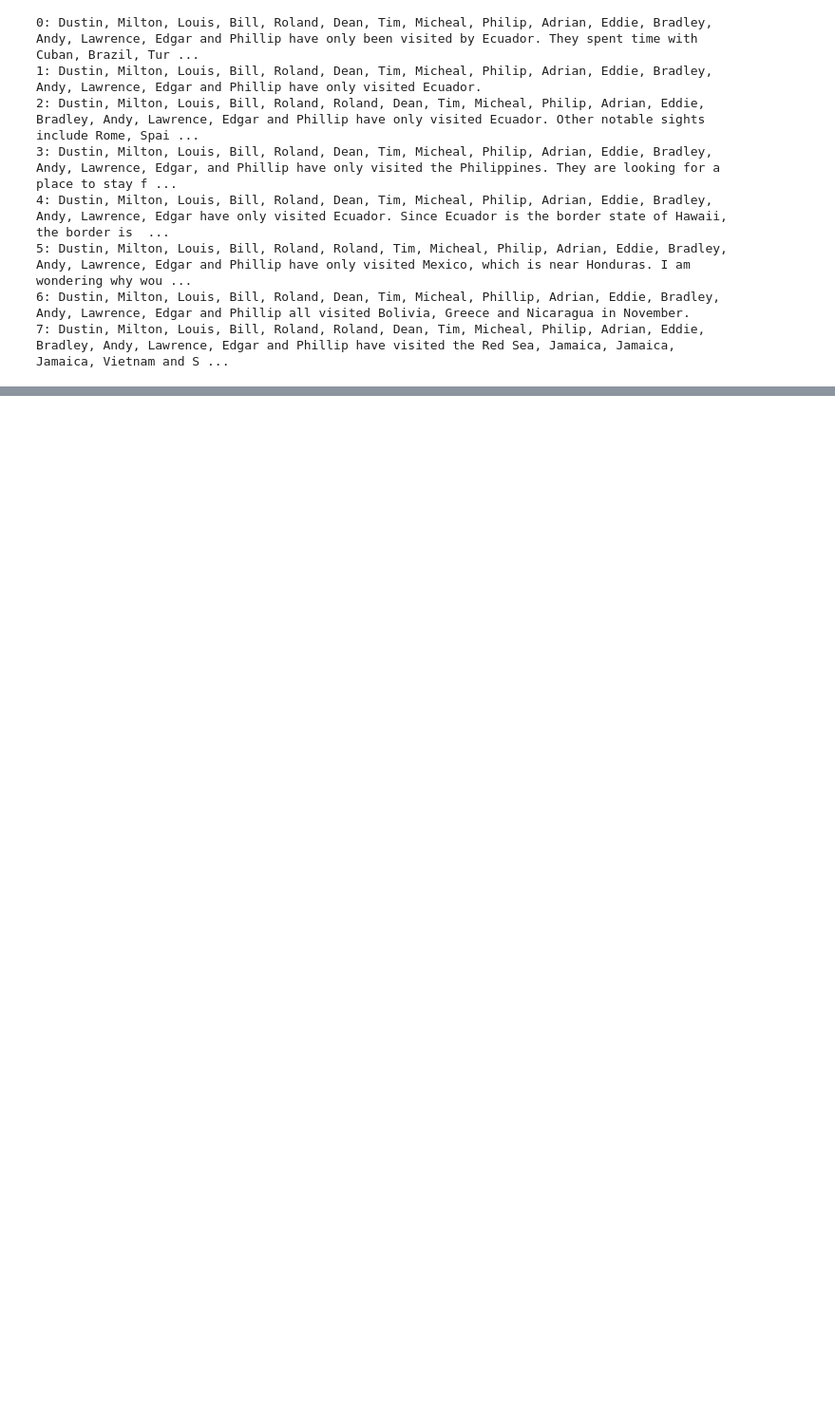
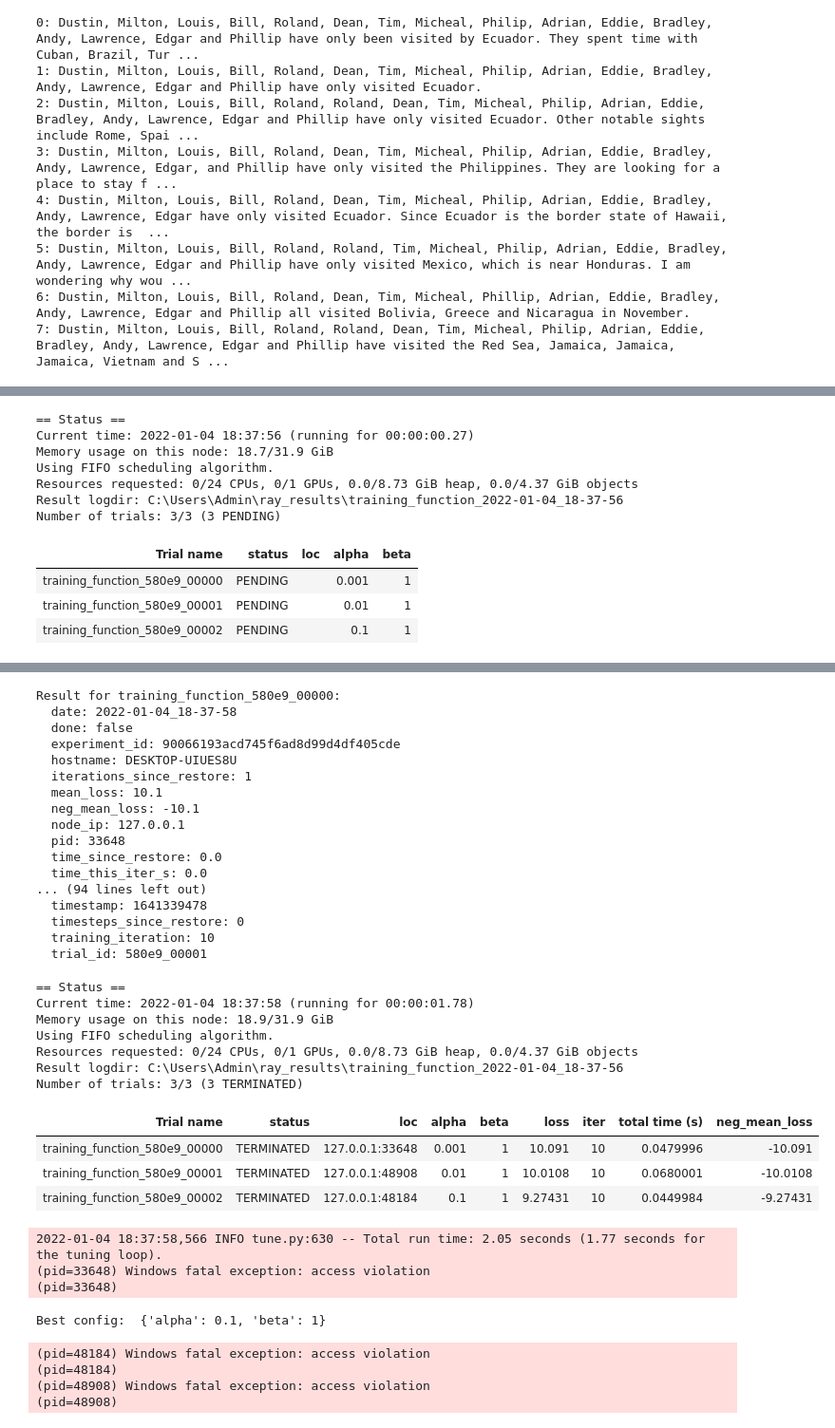
Before and after one commit to eric11eca/curriculum-ling, a Jupyter notebook: pytorch_lightning_ws.ipynb, the cells around one changed output, grey strips where cells are left out. Shown at 95% size. Saved outputs shown, nothing was run; the diff lists cells and outputs as text; code cells hidden in the pictures; blank space fills up the shorter version.

```diff
--- a/pytorch_lightning_ws.ipynb
+++ b/pytorch_lightning_ws.ipynb
@@ -489,3 +468,34 @@ Paraphrased Questions ::
 5: Dustin, Milton, Louis, Bill, Roland, Roland, Tim, Micheal, Philip, Adrian, Eddie, Bradley, Andy, Lawrence, Edgar and Phillip have only visited Mexico, which is near Honduras. I am wondering why wou ...
 6: Dustin, Milton, Louis, Bill, Roland, Dean, Tim, Micheal, Phillip, Adrian, Eddie, Bradley, Andy, Lawrence, Edgar and Phillip all visited Bolivia, Greece and Nicaragua in November.
 7: Dustin, Milton, Louis, Bill, Roland, Roland, Dean, Tim, Micheal, Philip, Adrian, Eddie, Bradley, Andy, Lawrence, Edgar and Phillip have visited the Red Sea, Jamaica, Jamaica, Jamaica, Vietnam and S ...
+# %%
+from ray import tune
+
+
+def objective(step, alpha, beta):
+    return (0.1 + alpha * step / 100)**(-1) + beta * 0.1
+
+
+def training_function(config):
+    # Hyperparameters
+    alpha, beta = config["alpha"], config["beta"]
+    for step in range(10):
+        # Iterative training function - can be any arbitrary training procedure.
+        intermediate_score = objective(step, alpha, beta)
+        # Feed the score back back to Tune.
+        tune.report(mean_loss=intermediate_score)
+
+
+analysis = tune.run(
+    training_function,
+    config={
+        "alpha": tune.grid_search([0.001, 0.01, 0.1]),
+        "beta": tune.choice([1, 2, 3])
+    })
+
+print("Best config: ", analysis.get_best_config(
+    metric="mean_loss", mode="min"))
+
+# Get a dataframe for analyzing trial results.
+df = analysis.results_df
+# %% [output]
@@ -491,0 +504,11 @@ Paraphrased Questions ::
+== Status ==
+Current time: 2022-01-04 18:37:56 (running for 00:00:00.27)
+Memory usage on this node: 18.7/31.9 GiB
+Using FIFO scheduling algorithm.
+Resources requested: 0/24 CPUs, 0/1 GPUs, 0.0/8.73 GiB heap, 0.0/4.37 GiB objects
+Result logdir: C:\Users\Admin\ray_results\training_function_2022-01-04_18-37-56
+Number of trials: 3/3 (3 PENDING)
+| Trial name | status | loc | alpha | beta |
+| training_function_580e9_00000 | PENDING |  | 0.001 | 1 |
+| training_function_580e9_00001 | PENDING |  | 0.01 | 1 |
+| training_function_580e9_00002 | PENDING |  | 0.1 | 1 |
@@ -491,0 +516,36 @@ Paraphrased Questions ::
+Result for training_function_580e9_00000:
+  date: 2022-01-04_18-37-58
+  done: false
+  experiment_id: 90066193acd745f6ad8d99d4df405cde
+  hostname: DESKTOP-UIUES8U
+  iterations_since_restore: 1
+  mean_loss: 10.1
+  neg_mean_loss: -10.1
+  node_ip: 127.0.0.1
+  pid: 33648
+  time_since_restore: 0.0
+  time_this_iter_s: 0.0
+... (94 lines left out)
+  timestamp: 1641339478
+  timesteps_since_restore: 0
+  training_iteration: 10
+  trial_id: 580e9_00001
+== Status ==
+Current time: 2022-01-04 18:37:58 (running for 00:00:01.78)
+Memory usage on this node: 18.9/31.9 GiB
+Using FIFO scheduling algorithm.
+Resources requested: 0/24 CPUs, 0/1 GPUs, 0.0/8.73 GiB heap, 0.0/4.37 GiB objects
+Result logdir: C:\Users\Admin\ray_results\training_function_2022-01-04_18-37-56
+Number of trials: 3/3 (3 TERMINATED)
+| Trial name | status | loc | alpha | beta | loss | iter | total time (s) | neg_mean_loss |
+| training_function_580e9_00000 | TERMINATED | 127.0.0.1:33648 | 0.001 | 1 | 10.091 | 10 | 0.0479996 | -10.091 |
+| training_function_580e9_00001 | TERMINATED | 127.0.0.1:48908 | 0.01 | 1 | 10.0108 | 10 | 0.0680001 | -10.0108 |
+| training_function_580e9_00002 | TERMINATED | 127.0.0.1:48184 | 0.1 | 1 | 9.27431 | 10 | 0.0449984 | -9.27431 |
+2022-01-04 18:37:58,566 INFO tune.py:630 -- Total run time: 2.05 seconds (1.77 seconds for the tuning loop).
+(pid=33648) Windows fatal exception: access violation
+(pid=33648)
+Best config:  {'alpha': 0.1, 'beta': 1}
+(pid=48184) Windows fatal exception: access violation
+(pid=48184)
+(pid=48908) Windows fatal exception: access violation
+(pid=48908)
```
Also changed, not shown: parts of 6 cells of this notebook, 9 other files.
